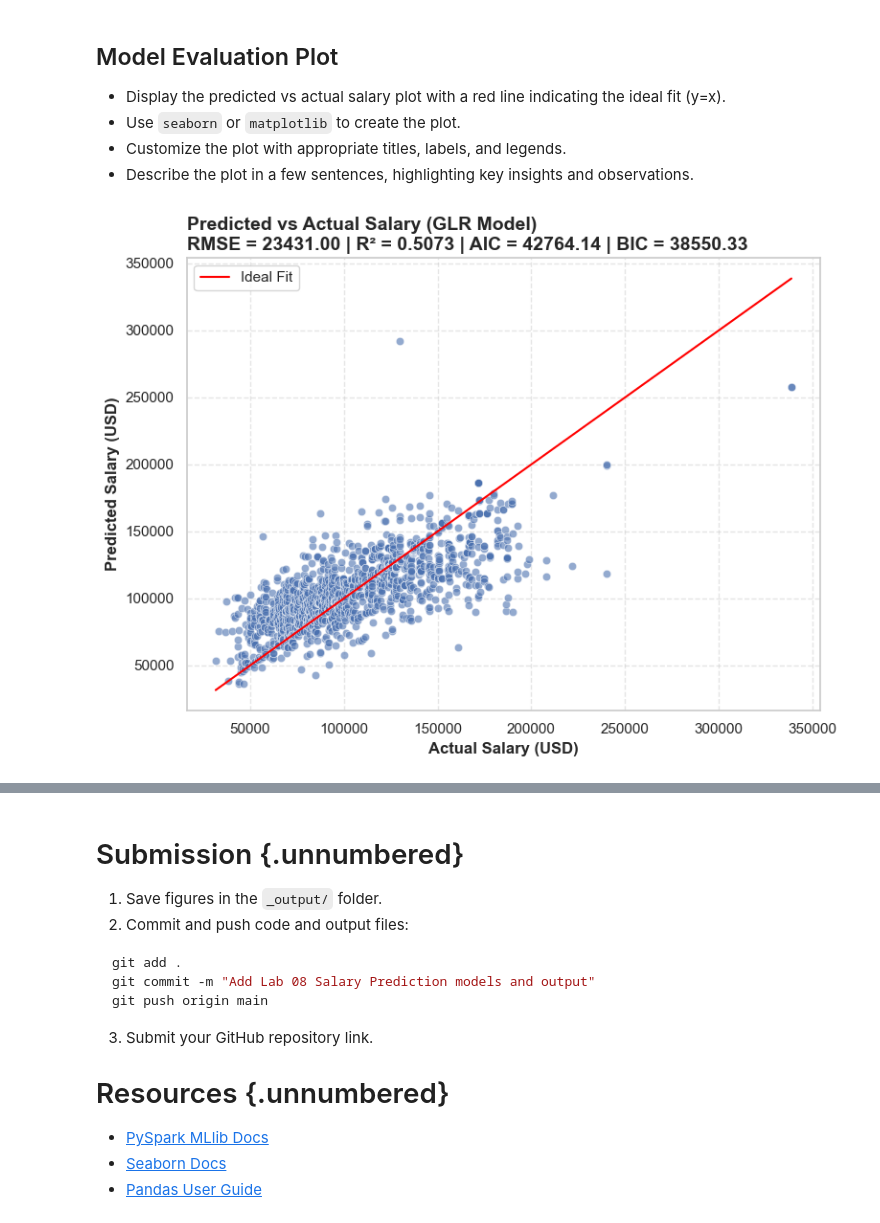
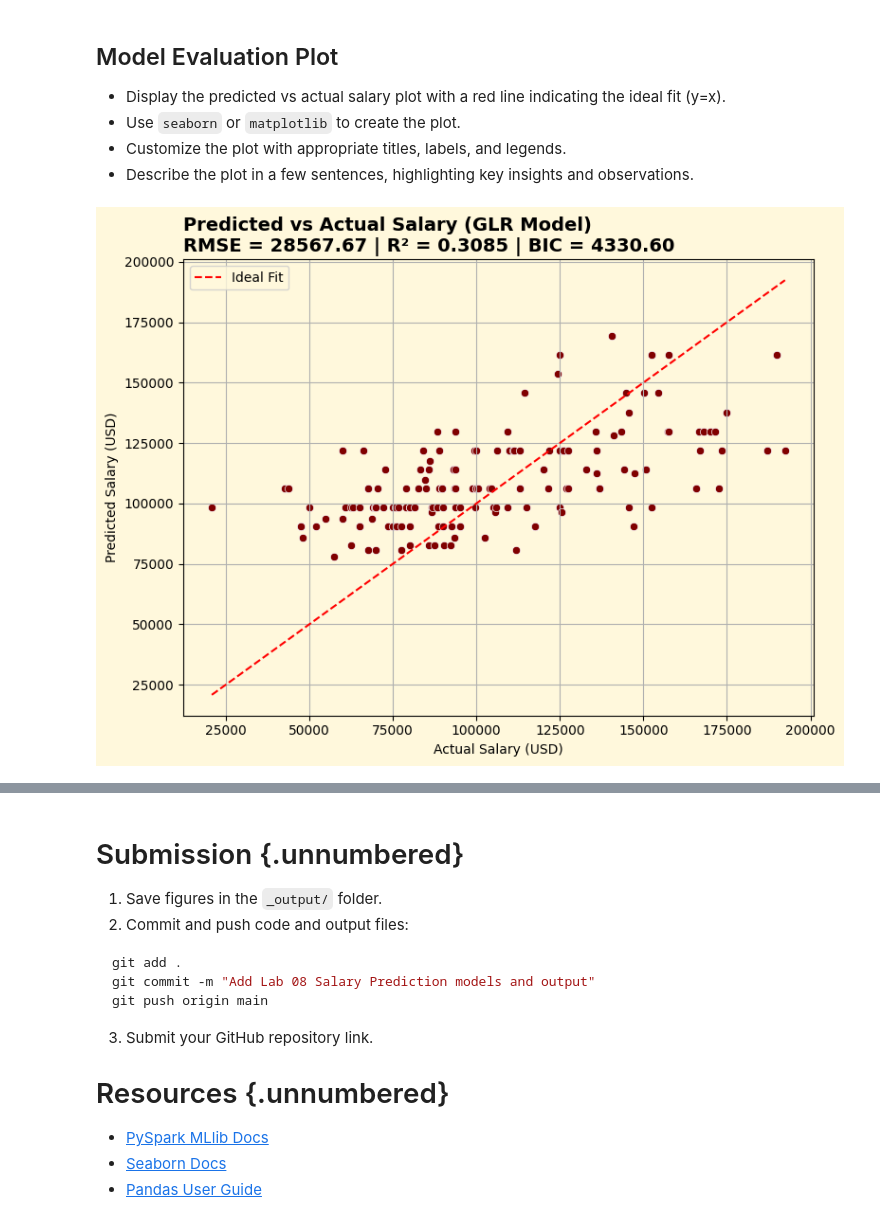
Before and after one commit to met-ad-688/lab08-moizd9, a Jupyter notebook: lab08-moizd9.ipynb, the cells around one changed output, grey strips where cells are left out. Drawn from its saved outputs; the diff is of its cells as text; code cells hidden in the pictures.

Commit message:
mdoel evaluation plot created

```diff
--- a/lab08-moizd9.ipynb
+++ b/lab08-moizd9.ipynb
@@ -509,27 +509,40 @@ This means that the average error between the predicted and actual salary values
 - Use `seaborn` or `matplotlib` to create the plot.
 - Customize the plot with appropriate titles, labels, and legends.
 - Describe the plot in a few sentences, highlighting key insights and observations.
-# %%
-#| eval: true
-#| echo: false
-import pandas as pd
-import matplotlib.pyplot as plt
-import seaborn as sns
-
-# Convert GLR predictions to pandas
-pandas_df =
-
-# Plot
-plt.figure(figsize=(8, 6))
-
-
-plt.title(f"Predicted vs Actual Salary (GLR Model)\n"
-          f"RMSE = {rmse:.2f} | R² = {r2:.4f} | AIC = {aic:.2f} | BIC = {bic:.2f}", loc="left", fontsize=14, fontweight="bold")
-
-plt.tight_layout()
-
-# Save figure
-plt.savefig("_output/glr_predicted_vs_actual.png", dpi=300)
-plt.show()
-# %% [output]
-[figure, removed]
+# %%
+# Converting predictions to pandas
+pandas_df = pdf  # based on my previous steps, pdf has Average_Salary, prediction, residuals
+
+# Plot
+plt.figure(figsize=(8, 6))
+sns.scatterplot(x=pandas_df["Average_Salary"], y=pandas_df["prediction"], color='maroon')
+
+# Ideal fit line
+plt.plot(
+    [pandas_df["Average_Salary"].min(), pandas_df["Average_Salary"].max()],
+    [pandas_df["Average_Salary"].min(), pandas_df["Average_Salary"].max()],
+    color="red", linestyle="--", label="Ideal Fit"
+)
+
+# Title and Labels
+plt.title(
+    "Predicted vs Actual Salary (GLR Model)\n"
+    "RMSE = 28567.67 | R² = 0.3085 | BIC = 4330.60",
+    loc="left", fontsize=14, fontweight="bold"
+)
+plt.xlabel("Actual Salary (USD)")
+plt.ylabel("Predicted Salary (USD)")
+
+# Legend
+plt.legend()
+
+# Background
+plt.gca().set_facecolor('#FFF8DC')  # Light cream background
+plt.grid(True)
+
+# Save figure
+plt.tight_layout()
+plt.savefig("_output/glr_predicted_vs_actual.png", dpi=300)
+plt.show()
+# %% [output]
+[figure, added]
```
Also changed, not shown: parts of 1 cell of this notebook, 1 other file.
